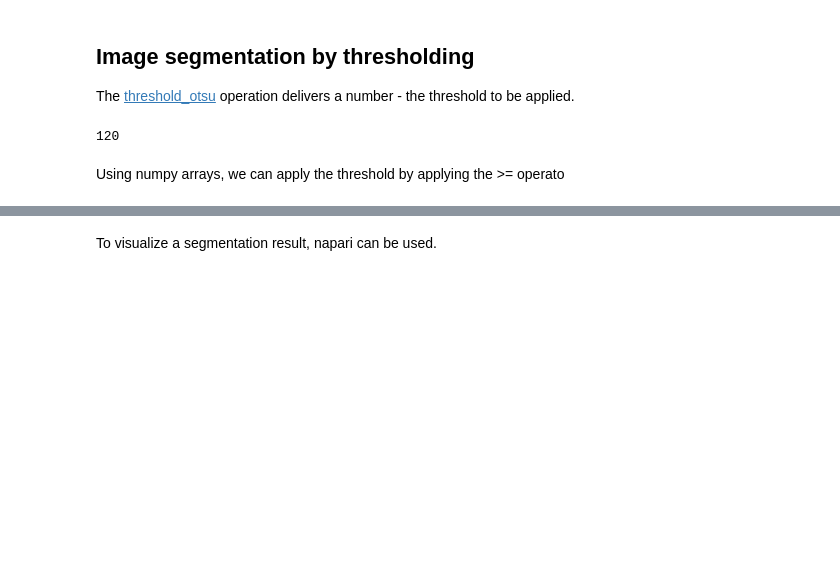
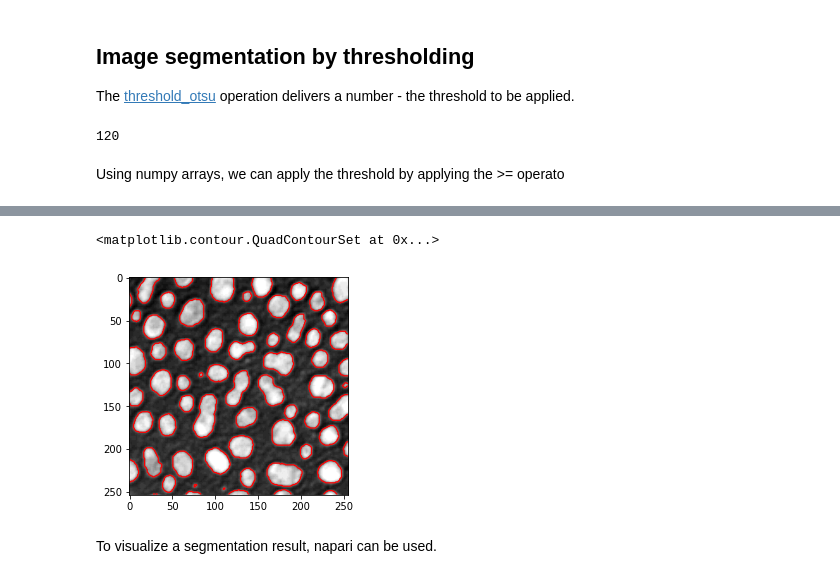
Before and after one commit to BiAPoL/Bio-image_Analysis_with_Python, a Jupyter notebook: image_processing/07_Thresholding.ipynb, the cells around one changed output, grey strips where cells are left out. Saved outputs shown, nothing was run; the diff lists cells and outputs as text; code cells hidden in the pictures; blank space fills up the shorter version.

```diff
--- a/image_processing/07_Thresholding.ipynb
+++ b/image_processing/07_Thresholding.ipynb
@@ -40,3 +35,15 @@ plt.show()
+# %%
+import matplotlib.pyplot as plt
+
+# create a new plot
+fig, axes = plt.subplots(1,1)
+
+# add two images
+axes.imshow(image, cmap=plt.cm.gray)
+axes.contour(binary_image, [0.5], linewidths=1.2, colors='r')
+# %% [output]
+<matplotlib.contour.QuadContourSet at 0x...>
+[figure, added]
 # %% [markdown]
 To visualize a segmentation result, napari can be used.
 # %%
```
Also changed, not shown: parts of 9 cells of this notebook, 1 other file.
